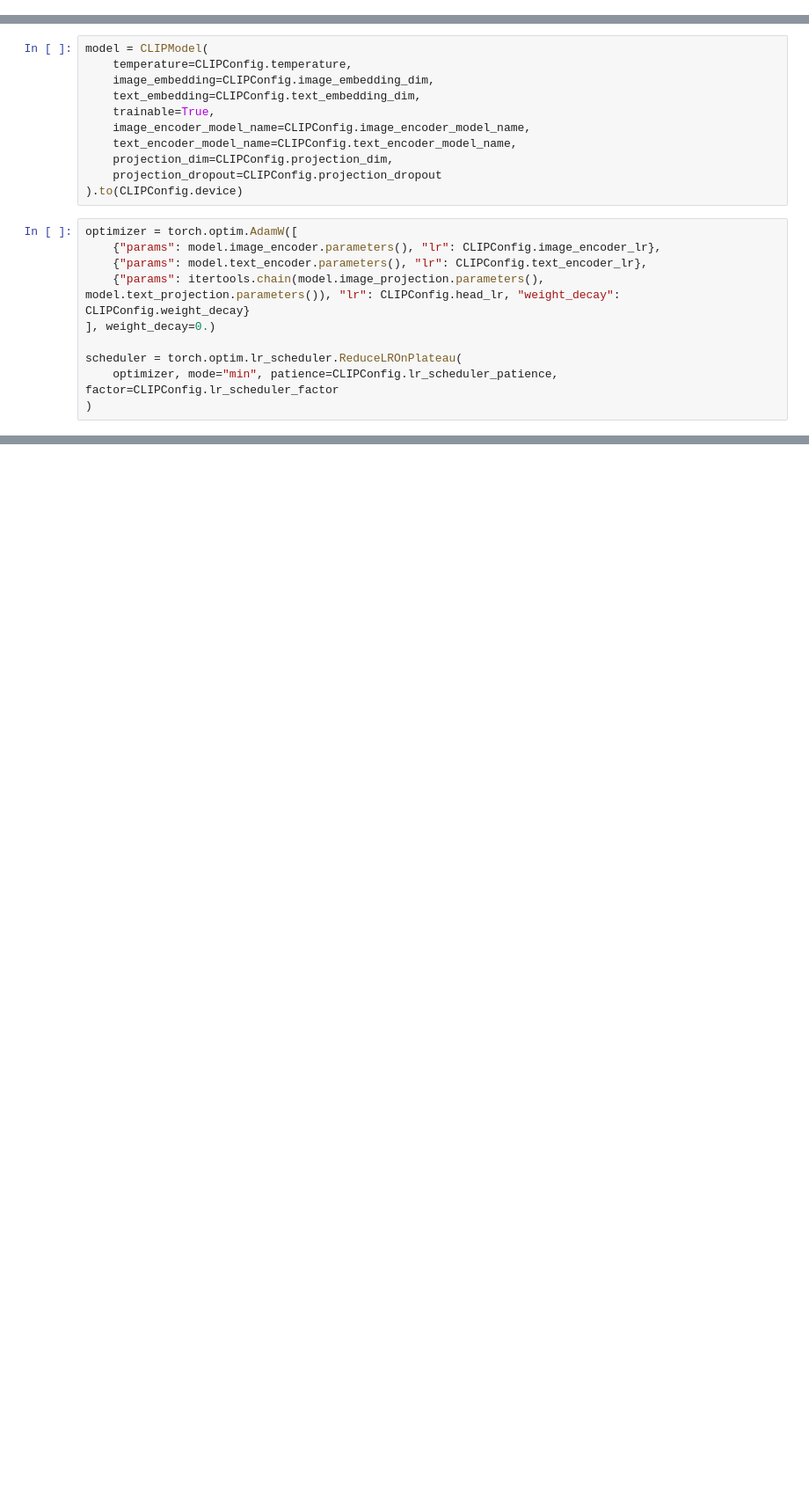
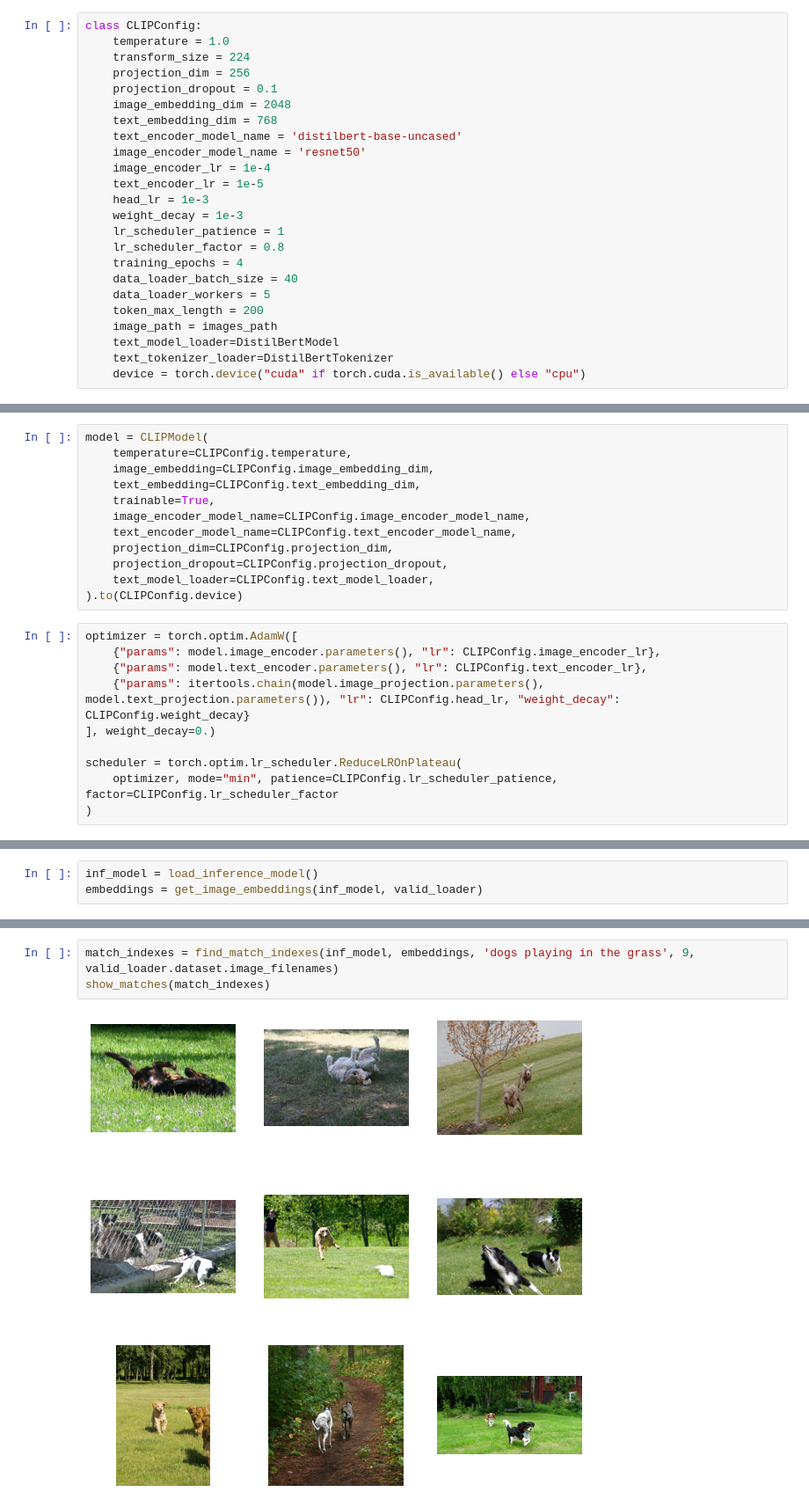
Before and after one commit to tiagodeoliveira/amazon-sagemaker-notebooks, a Jupyter notebook: openai_clip/notebook.ipynb, the cells around one changed output, grey strips where cells are left out. Shown at 88% size. Saved outputs shown, nothing was run; the diff lists cells and outputs as text; blank space fills up the shorter version.

Commit message:
adding inference

```diff
--- a/openai_clip/notebook.ipynb
+++ b/openai_clip/notebook.ipynb
@@ -231,0 +40,24 @@ class CLIPModel(nn.Module):
+# %%
+class CLIPConfig:
+    temperature = 1.0
+    transform_size = 224
+    projection_dim = 256
+    projection_dropout = 0.1
+    image_embedding_dim = 2048
+    text_embedding_dim = 768
+    text_encoder_model_name = 'distilbert-base-uncased'
+    image_encoder_model_name = 'resnet50'
+    image_encoder_lr = 1e-4
+    text_encoder_lr = 1e-5
+    head_lr = 1e-3
+    weight_decay = 1e-3
+    lr_scheduler_patience = 1
+    lr_scheduler_factor = 0.8
+    training_epochs = 4
+    data_loader_batch_size = 40
+    data_loader_workers = 5
+    token_max_length = 200
+    image_path = images_path
+    text_model_loader=DistilBertModel
+    text_tokenizer_loader=DistilBertTokenizer
+    device = torch.device("cuda" if torch.cuda.is_available() else "cpu")
@@ -289,7 +299,8 @@ model = CLIPModel(
     image_encoder_model_name=CLIPConfig.image_encoder_model_name,
     text_encoder_model_name=CLIPConfig.text_encoder_model_name,
     projection_dim=CLIPConfig.projection_dim,
-    projection_dropout=CLIPConfig.projection_dropout
+    projection_dropout=CLIPConfig.projection_dropout,
+    text_model_loader=CLIPConfig.text_model_loader,
 ).to(CLIPConfig.device)
 # %%
 optimizer = torch.optim.AdamW([
@@ -310,0 +375,3 @@ NameError: name 'lr_scheduler' is not defined
+# %%
+inf_model = load_inference_model()
+embeddings = get_image_embeddings(inf_model, valid_loader)
@@ -310,0 +382,5 @@ NameError: name 'lr_scheduler' is not defined
+# %%
+match_indexes = find_match_indexes(inf_model, embeddings, 'dogs playing in the grass', 9, valid_loader.dataset.image_filenames)
+show_matches(match_indexes)
+# %% [output]
+[figure, added]
```
Also changed, not shown: parts of 19 cells of this notebook.
